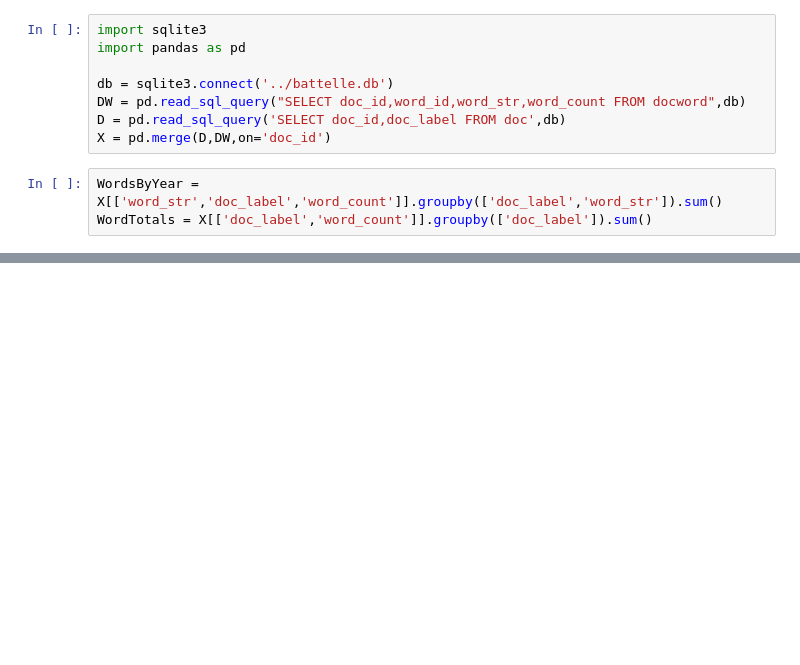
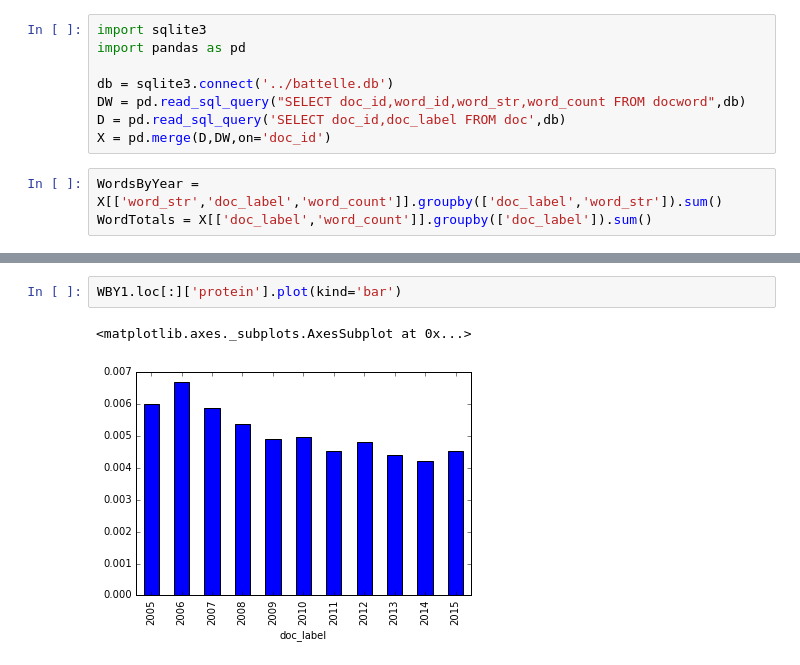
Before and after one commit to battelle-dsi-capstone-2015/notebooks, a Jupyter notebook: Word Frequencies.ipynb, the cells around one changed output, grey strips where cells are left out. Saved outputs shown, nothing was run; the diff lists cells and outputs as text; blank space fills up the shorter version.

```diff
--- a/Word Frequencies.ipynb
+++ b/Word Frequencies.ipynb
@@ -42,0 +70,5 @@ WBY1.loc[:]['Chinese'].plot(kind='bar')
+# %%
+WBY1.loc[:]['protein'].plot(kind='bar')
+# %% [output]
+<matplotlib.axes._subplots.AxesSubplot at 0x...>
+[figure, added]
```
Also changed, not shown: parts of 5 cells of this notebook.
